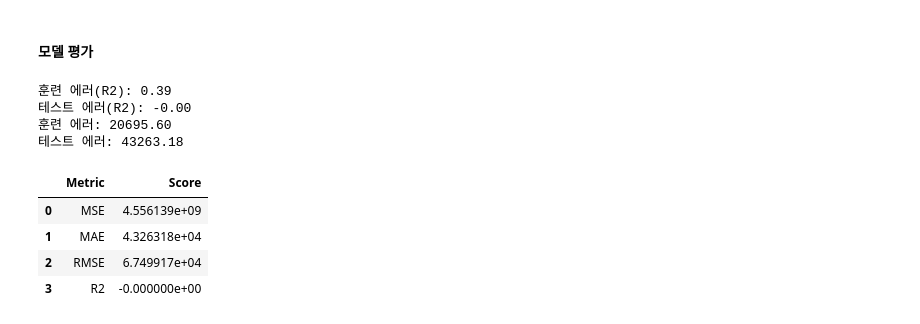
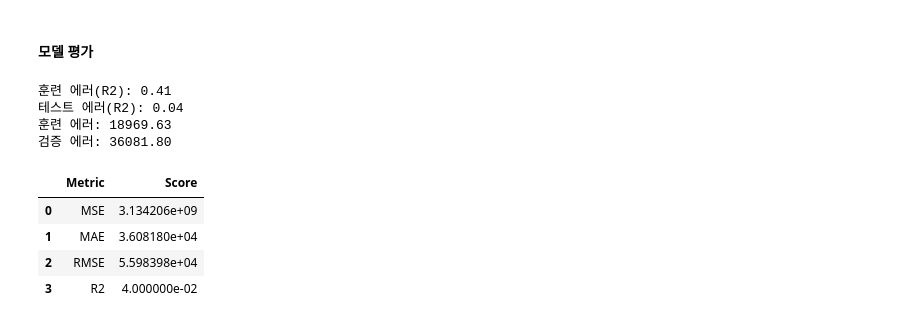
Before and after one commit to Jesimsim/ds-section2-project, a Jupyter notebook: section2_project_practice.ipynb, the cells around one changed output. Saved outputs shown, nothing was run; the diff lists cells and outputs as text; code cells hidden in the pictures.

```diff
--- a/section2_project_practice.ipynb
+++ b/section2_project_practice.ipynb
@@ -840,2 +845,16 @@ Name: 391208, dtype: object
+# %%
+y = df[df['date_year'] == '2022'] #df에서 해당하는 연도만 추출한 데이터프레임
+
+df2 = df.copy()
+for i in range(0, len(lst_gu)): #30초!!!
+  result = y[y['add_gu'].str.contains(lst_gu[i])] #연도 + 해당하는 구의 인덱스만 추출
+  df2.loc[list(result.index), 'park_area'] = df_park[df_park.year == '2021'].iloc[i+1, 3] #그인덱스에 df_park의 값 집어넣기
+  df2.loc[list(result.index), 'park_count'] = df_park[df_park.year == '2021'].iloc[i+1, 1]
+  df2.loc[list(result.index), 'park_ratio'] = df_park[df_park.year == '2021'].iloc[i+1, 6]
+
+
+df.loc[list(df2.index), 'park_area'] = df2.loc[list(df2.index), 'park_area']
+df.loc[list(df2.index), 'park_count'] = df2.loc[list(df2.index), 'park_count']
+df.loc[list(df2.index), 'park_ratio'] = df2.loc[list(df2.index), 'park_ratio']
 # %%
 # EDA 확인
@@ -890,3 +921,8 @@ y_test = test[target]
+# %%
+df = df.astype({'date_year' : 'int', 'date_month' : 'int', 'park_count':'int'})
+train = df[df['date_year'] <= 2018]
+val = df[(df['date_year'] <= 2020) & (df['date_year'] >= 2019) ]
+test = df[df['date_year'] >= 2021]
 # %% [markdown]
 #### **모델 학습**
 # %%
@@ -896,6 +932,16 @@ from sklearn.linear_model import LinearRegression
 from sklearn.pipeline import make_pipeline
 from sklearn.preprocessing import StandardScaler
 from sklearn.impute import SimpleImputer
+
+# 데이터스플릿
+
+target = 'price'
+feature = 'area'
+
+X_train = train[feature]
+y_train = train[target]
+X_val = val[feature]
+y_val = val[target]
 
 
 #모델학습
@@ -922,67 +968,67 @@ from sklearn.metrics import mean_squared_error, mean_absolute_error, r2_score
 # R2(결정계수)는 예측값 도출하지 않아도(.predict) 바로 계산 가능
 score = pipe.score(X_train, y_train)
 print(f'훈련 에러(R2): {score:.2f}')
-score = pipe.score(X_test, y_test)
+score = pipe.score(X_val, y_val)
 print(f'테스트 에러(R2): {score:.2f}')
 
 
 # 지표계산 및 출력 / 인자
 y_pred_train = pipe.predict(X_train)
-y_pred_test = pipe.predict(X_test)
+y_pred_val = pipe.predict(X_val)
 
 mae_train = mean_absolute_error(y_train, y_pred_train)  #훈련셋의 MAE
-mae_test = mean_absolute_error(y_test, y_pred_test) #테스트셋의 MAE
+mae_test = mean_absolute_error(y_val, y_pred_val) #테스트셋의 MAE
 
 print(f'훈련 에러: {mae_train:.2f}')
-print(f'테스트 에러: {mae_test:.2f}')
+print(f'검증 에러: {mae_test:.2f}')
 
 
 # 지표계산 및 출력 / 데이터프레임
-mse = mean_squared_error(y_test, y_pred_test)
-mae = mean_absolute_error(y_test, y_pred_test)
+mse = mean_squared_error(y_val, y_pred_val)
+mae = mean_absolute_error(y_val, y_pred_val)
 rmse = mse ** 0.5
-r2 = r2_score(y_test, y_pred_test)
+r2 = r2_score(y_val, y_pred_val)
 
 evaluation1 = pd.DataFrame([['MSE', round(mse, 2)],['MAE', round(mae,2)],['RMSE', round(rmse,2)],['R2', round(r2,2)]], columns=['Metric', 'Score'])
 evaluation1
 rmse = mse ** 0.5
-r2 = r2_score(y_test, y_pred_test)
+r2 = r2_score(y_val, y_pred_val)
 
 evaluation1 = pd.DataFrame([['MSE', round(mse, 2)],['MAE', round(mae,2)],['RMSE', round(rmse,2)],['R2', round(r2,2)]], columns=['Metric', 'Score'])
 evaluation1
 
 # 단순선형회귀모델
 # 훈련 에러(R2): 0.39
 # 테스트 에러(R2): -0.00
 # 훈련 에러: 20695.60
 # 테스트 에러: 43263.18
 
 # Metric	Score
 # 0	MSE	4.556139e+09
 # 1	MAE	4.326318e+04
 # 2	RMSE	6.749917e+04
 # 3	R2	-0.000000e+00
 
 
 # 다중선형회귀모델
 # 시계열로 나눠서 그런지 훈련에러와 테스트에러 차이가 너무 크게 나오네... 다른 모델로 구현해도 그럴까?
 # 훈련 에러(R2): 0.45
 # 테스트 에러(R2): 0.26
 # 훈련 에러: 19769.78
 
 # 테스트 에러: 34129.16
 # Metric	Score
 # 0	MSE	3.355991e+09
 # 1	MAE	3.412916e+04
 # 2	RMSE	5.793092e+04
 # 3	R2	2.600000e-01
 # %% [output]
-훈련 에러(R2): 0.39
-테스트 에러(R2): -0.00
-훈련 에러: 20695.60
-테스트 에러: 43263.18
+훈련 에러(R2): 0.41
+테스트 에러(R2): 0.04
+훈련 에러: 18969.63
+검증 에러: 36081.80
 |  | Metric | Score |
-| 0 | MSE | 4.556139e+09 |
-| 1 | MAE | 4.326318e+04 |
-| 2 | RMSE | 6.749917e+04 |
-| 3 | R2 | -0.000000e+00 |
+| 0 | MSE | 3.134206e+09 |
+| 1 | MAE | 3.608180e+04 |
+| 2 | RMSE | 5.598398e+04 |
+| 3 | R2 | 4.000000e-02 |
```
Also changed, not shown: parts of 36 cells of this notebook.
